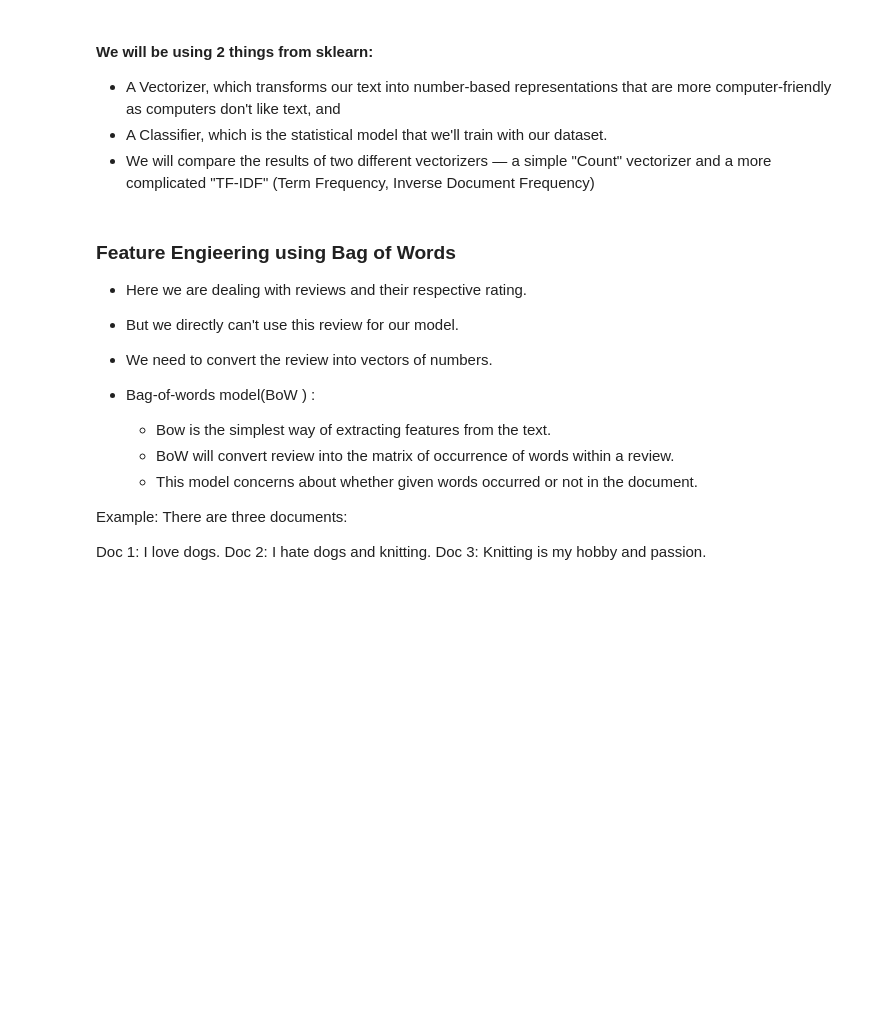
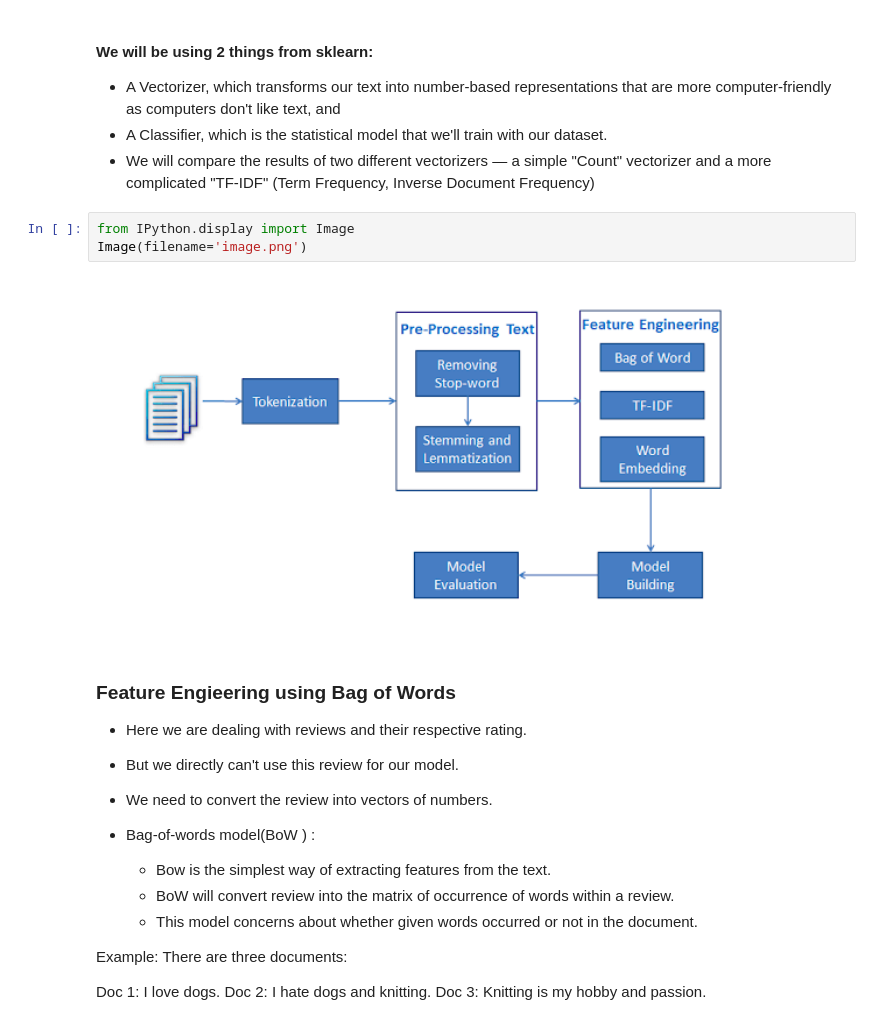
Before and after one commit to ShaluRani/256_group_project, a Jupyter notebook: TextClassification.ipynb, the cells around one changed output. Saved outputs shown, nothing was run; the diff lists cells and outputs as text; blank space fills up the shorter version.

```diff
--- a/TextClassification.ipynb
+++ b/TextClassification.ipynb
@@ -99,6 +99,11 @@ print(epinion_class.shape)
 - A Vectorizer, which transforms our text into number-based representations that are more computer-friendly as computers don't like text, and
 - A Classifier, which is the statistical model that we'll train with our dataset.
 - We will compare the results of two different vectorizers — a simple "Count" vectorizer and a more complicated "TF-IDF" (Term Frequency, Inverse Document Frequency)
+# %%
+from IPython.display import Image
+Image(filename='image.png')
+# %% [output]
+[figure, added]
 # %% [markdown]
 ### Feature Engieering using Bag of Words
 
```
Also changed, not shown: parts of 6 cells of this notebook, 3 other files.
